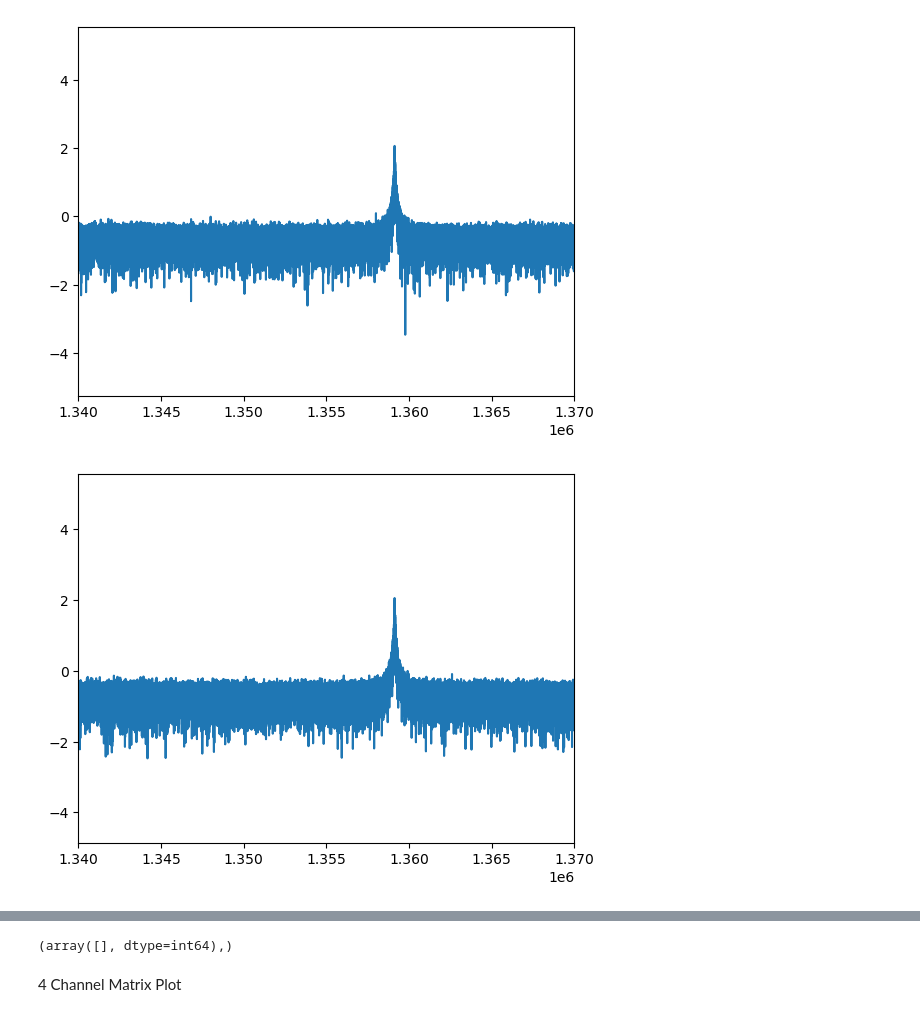
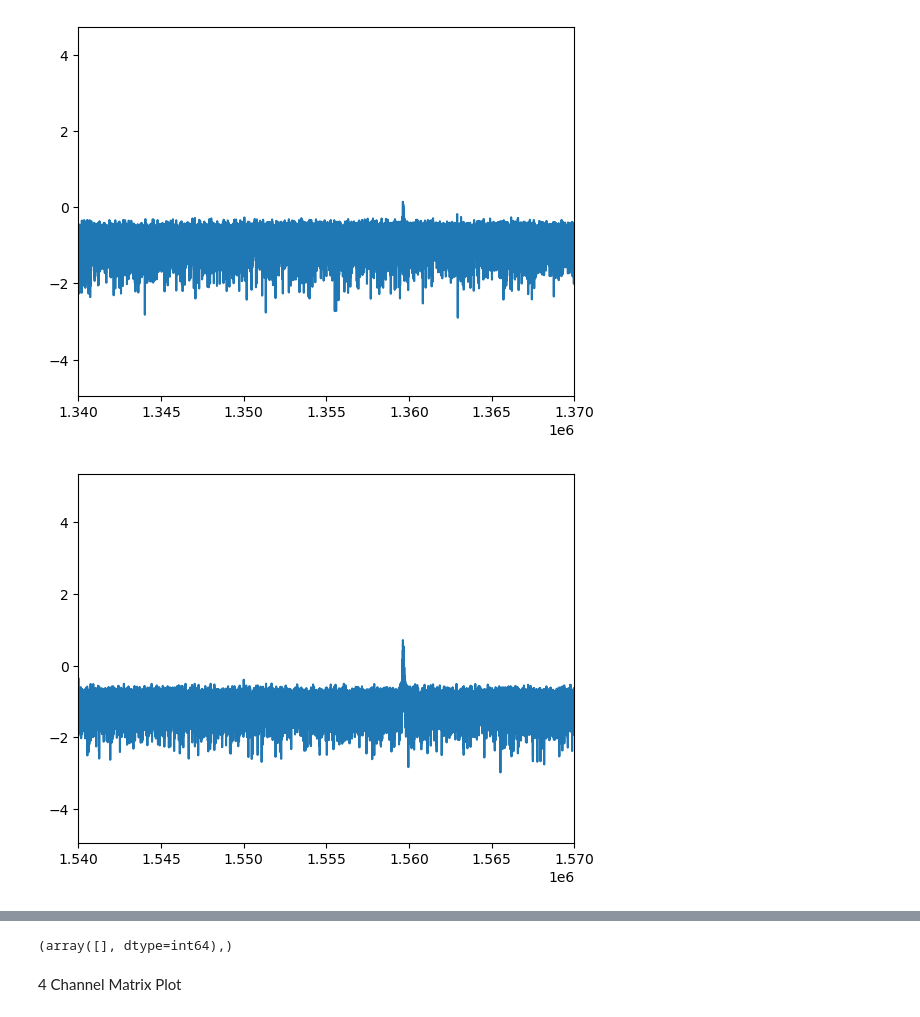
Before and after one commit to ConnectedSystemsLab/NFC, a Jupyter notebook: PrelimNFCPlot.ipynb, the cells around one changed output, grey strips where cells are left out. Drawn from its saved outputs; the diff is of its cells as text; code cells hidden in the pictures.

```diff
--- a/PrelimNFCPlot.ipynb
+++ b/PrelimNFCPlot.ipynb
@@ -19,31 +19,31 @@ def read_complex_binary2(filename):
 #bin_value2 = [224037+1900000, 224038+1900000, 224039+1900000, 224040+1900000, 224041+1900000, 224042+1900000]
 bin = [281320 + 1200000, 281322 + 1200000, 281323 + 1200000, 281324 + 1200000, 281325 + 1200000, 281326 + 1200000, 281327 + 1200000, 281328 + 1200000, 281329 + 1200000, 281330 + 1200000]
 # %%
-examplefile = "/home/jshenoy2/ProjectEspana/4chan/(70, 70)_a"
+examplefile = "/home/jshenoy2/ProjectEspana/old_pcb_pork_lifted/old_pcb_pork_lifted/(90, 90)_a"
 signal = read_complex_binary2(examplefile)
-examplefile = "/home/jshenoy2/ProjectEspana/4chan/(70, 70)_b"
+examplefile = "/home/jshenoy2/ProjectEspana/old_pcb_pork_lifted/old_pcb_pork_lifted/(90, 90)_b"
 signal2 = read_complex_binary2(examplefile)
 
 np.fft.fftshift(np.fft.fft(signal))
 np.fft.fftshift(np.fft.fft(signal2))
 transformed_fft_sig = np.log10(np.fft.fftshift(np.fft.fft(signal)))
 transformed_fft_sig2 = np.log10(np.fft.fftshift(np.fft.fft(signal2)))
 plt.plot(transformed_fft_sig)
-plt.xlim(1.34e6, 1.37e6)
+plt.xlim([1340000,1370000])
 plt.show()
 plt.plot(transformed_fft_sig2)
-plt.xlim(1.34e6, 1.37e6)
+plt.xlim([1540000,1570000])
 plt.show()
 indices_low = np.where((transformed_fft_sig > 2) & (transformed_fft_sig < 4))
 transformed_fft_sig = np.log10(np.fft.fftshift(np.fft.fft(signal)))[12500000:17000000]
 plt.plot(transformed_fft_sig)
 plt.show()
 print(np.where((transformed_fft_sig > 2) & (transformed_fft_sig < 4)))
 #low_value = transformed_fft_sig[bin_value1]
 #high_value = transformed_fft_sig[bin_value2]
 # %% [output]
-[figure, old version]
+[figure, new version]
-[figure, old version]
+[figure, new version]
 [figure]
 (array([], dtype=int64),)
 # %% [markdown]
```
Also changed, not shown: 9 other files.
